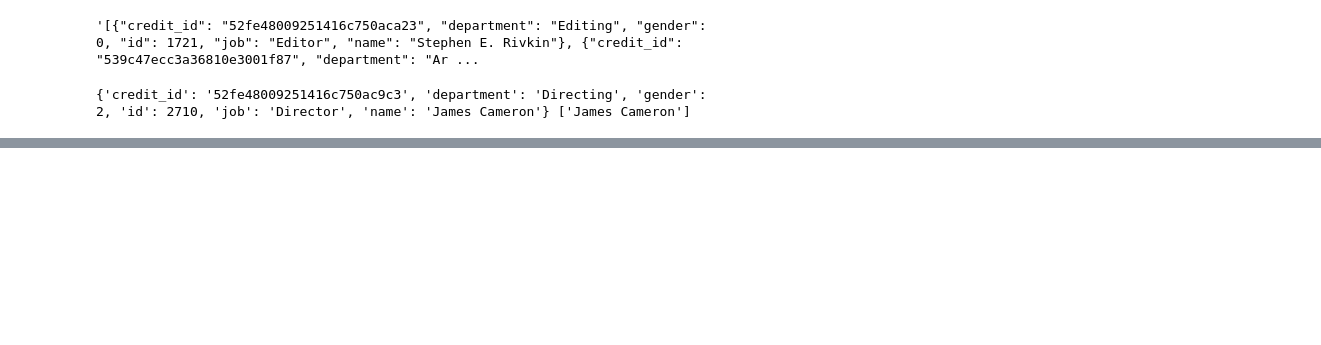
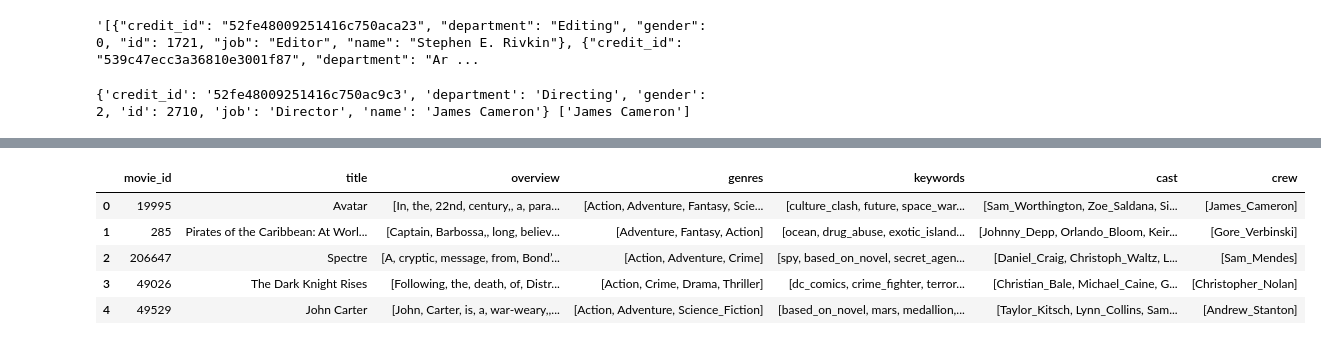
Before and after one commit to MoreJignesh/movie_recommendation_system_ml, a Jupyter notebook: notebook/EDA_movie_recommendation.ipynb, the cells around one changed output, grey strips where cells are left out. Saved outputs shown, nothing was run; the diff lists cells and outputs as text; code cells hidden in the pictures; blank space fills up the shorter version.

```diff
--- a/notebook/EDA_movie_recommendation.ipynb
+++ b/notebook/EDA_movie_recommendation.ipynb
@@ -262,0 +280,18 @@ main_movies.head(3)
+# %%
+main_movies.loc[:,'overview'] = main_movies['overview'].apply(lambda x:x.split())
+# %%
+main_movies.loc[:,'cast'] = main_movies['cast'].apply(lambda x: [i.replace(' ', '_') for i in x])
+# %%
+main_movies.loc[:,'crew'] = main_movies['crew'].apply(lambda x: [i.replace(' ', '_') for i in x])
+main_movies.loc[:,'keywords'] = main_movies['keywords'].apply(lambda x: [i.replace(' ', '_') for i in x])
+main_movies.loc[:,'genres'] = main_movies['genres'].apply(lambda x: [i.replace(' ', '_') for i in x])
+# main_movies['cast'] = main_movies['cast'].apply(lambda x: [i.replace(' ', '_') for i in x])
+# %%
+main_movies.head()
+# %% [output]
+|  | movie_id | title | overview | genres | keywords | cast | crew |
+| 0 | 19995 | Avatar | [In, the, 22nd, century,, a, para... | [Action, Adventure, Fantasy, Scie... | [culture_clash, future, space_war... | [Sam_Worthington, Zoe_Saldana, Si... | [James_Cameron] |
+| 1 | 285 | Pirates of the Caribbean: At Worl... | [Captain, Barbossa,, long, believ... | [Adventure, Fantasy, Action] | [ocean, drug_abuse, exotic_island... | [Johnny_Depp, Orlando_Bloom, Keir... | [Gore_Verbinski] |
+| 2 | 206647 | Spectre | [A, cryptic, message, from, Bond’... | [Action, Adventure, Crime] | [spy, based_on_novel, secret_agen... | [Daniel_Craig, Christoph_Waltz, L... | [Sam_Mendes] |
+| 3 | 49026 | The Dark Knight Rises | [Following, the, death, of, Distr... | [Action, Crime, Drama, Thriller] | [dc_comics, crime_fighter, terror... | [Christian_Bale, Michael_Caine, G... | [Christopher_Nolan] |
+| 4 | 49529 | John Carter | [John, Carter, is, a, war-weary,,... | [Action, Adventure, Science_Fiction] | [based_on_novel, mars, medallion,... | [Taylor_Kitsch, Lynn_Collins, Sam... | [Andrew_Stanton] |
```
Also changed, not shown: parts of 26 cells of this notebook.
